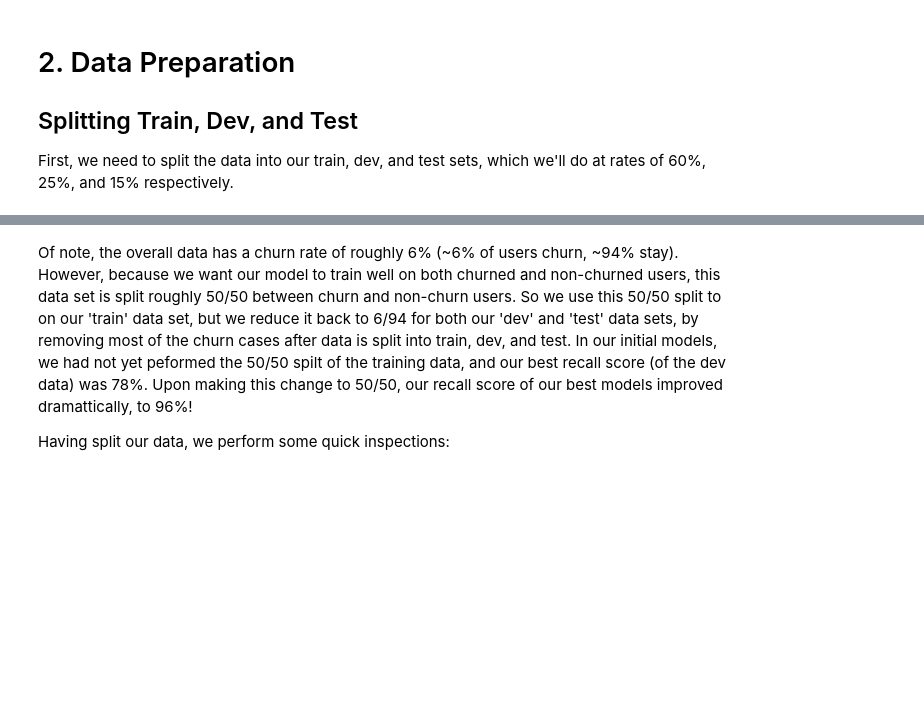
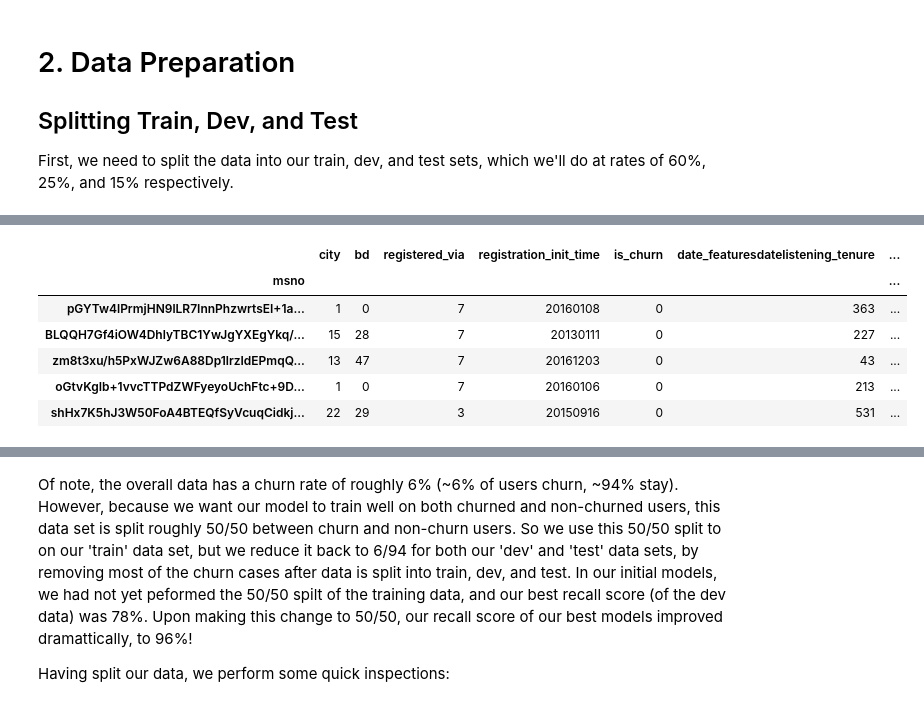
Before and after one commit to ajolson89/W207Fall2018Final, a Jupyter notebook: W207_FinalProj_02MLModels_KennedyKhannaOlson_Final.ipynb, the cells around one changed output, grey strips where cells are left out. Saved outputs shown, nothing was run; the diff lists cells and outputs as text; code cells hidden in the pictures; blank space fills up the shorter version.

```diff
--- a/W207_FinalProj_02MLModels_KennedyKhannaOlson_Final.ipynb
+++ b/W207_FinalProj_02MLModels_KennedyKhannaOlson_Final.ipynb
@@ -153,0 +137,17 @@ Baseline Accuracy (test): 94.09%
+# %%
+#Reduce test set to 6% churn
+test_churn_split_factor = (churn_rate_test * churn_rate_actual) / (1 - churn_rate_actual)
+dummy, test_sub = train_test_split(test[test.is_churn==1], test_size=test_churn_split_factor)
+# test = pd.concat([test[test.is_churn==0], test_sub], ignore_index=True)
+test = pd.concat([test[test.is_churn==0], test_sub])
+# %%
+# Test
+test.head()
+# %% [output]
+|  | city | bd | registered_via | registration_init_time | is_churn | date_featuresdatelistening_tenure | ... |
+| msno |  |  |  |  |  |  | ... |
+| pGYTw4lPrmjHN9lLR7InnPhzwrtsEI+1a... | 1 | 0 | 7 | 20160108 | 0 | 363 | ... |
+| BLQQH7Gf4iOW4DhlyTBC1YwJgYXEgYkq/... | 15 | 28 | 7 | 20130111 | 0 | 227 | ... |
+| zm8t3xu/h5PxWJZw6A88Dp1lrzIdEPmqQ... | 13 | 47 | 7 | 20161203 | 0 | 43 | ... |
+| oGtvKgIb+1vvcTTPdZWFyeyoUchFtc+9D... | 1 | 0 | 7 | 20160106 | 0 | 213 | ... |
+| shHx7K5hJ3W50FoA4BTEQfSyVcuqCidkj... | 22 | 29 | 3 | 20150916 | 0 | 531 | ... |
```
Also changed, not shown: parts of 11 cells of this notebook.
